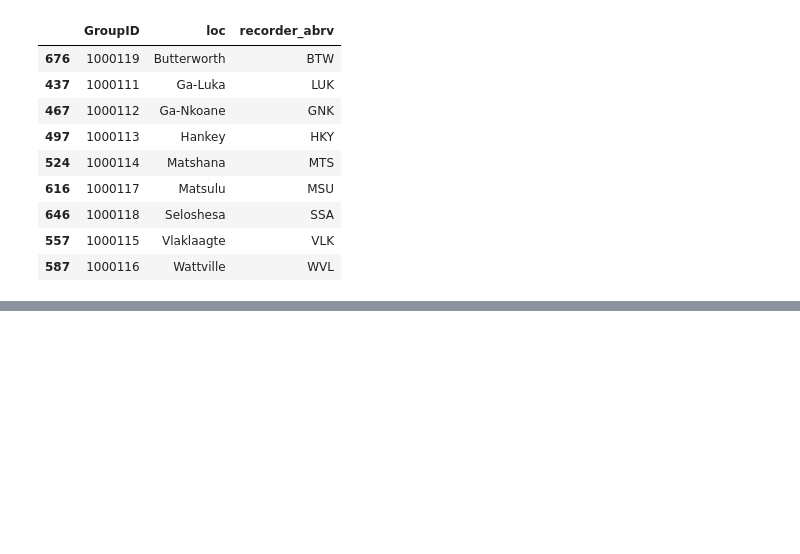
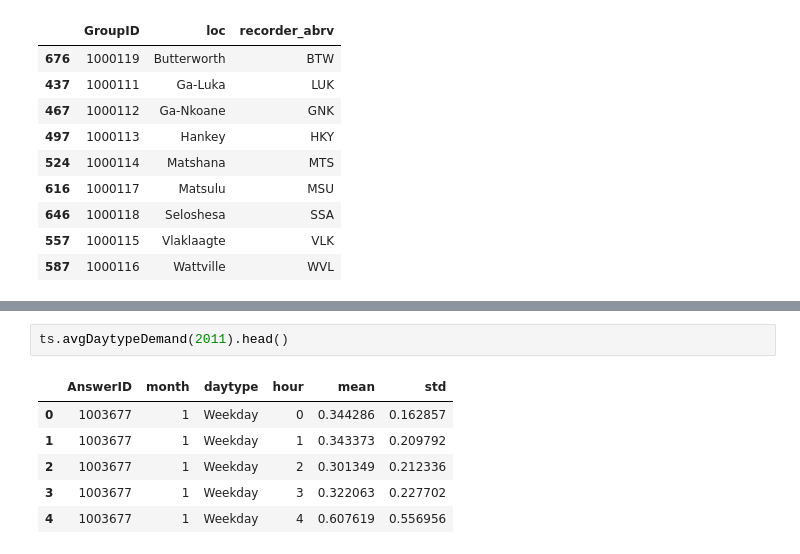
Before and after one commit to SaintlyVi/DLR_DB, a Jupyter notebook: DLR NOTEBOOK Load Profile Analysis.ipynb, the cells around one changed output, grey strips where cells are left out. Drawn from its saved outputs; the diff is of its cells as text; blank space fills up the shorter version.

```diff
--- a/DLR NOTEBOOK Load Profile Analysis.ipynb
+++ b/DLR NOTEBOOK Load Profile Analysis.ipynb
@@ -57,0 +61,9 @@ ts.tsAgg(2012, 'kW', 'M', 'SSA')[:30]
+# %%
+ts.avgDaytypeDemand(2011).head()
+# %% [output]
+|  | AnswerID | month | daytype | hour | mean | std |
+| 0 | 1003677 | 1 | Weekday | 0 | 0.344286 | 0.162857 |
+| 1 | 1003677 | 1 | Weekday | 1 | 0.343373 | 0.209792 |
+| 2 | 1003677 | 1 | Weekday | 2 | 0.301349 | 0.212336 |
+| 3 | 1003677 | 1 | Weekday | 3 | 0.322063 | 0.227702 |
+| 4 | 1003677 | 1 | Weekday | 4 | 0.607619 | 0.556956 |
```
Also changed, not shown: parts of 2 cells of this notebook, 8 other files.
